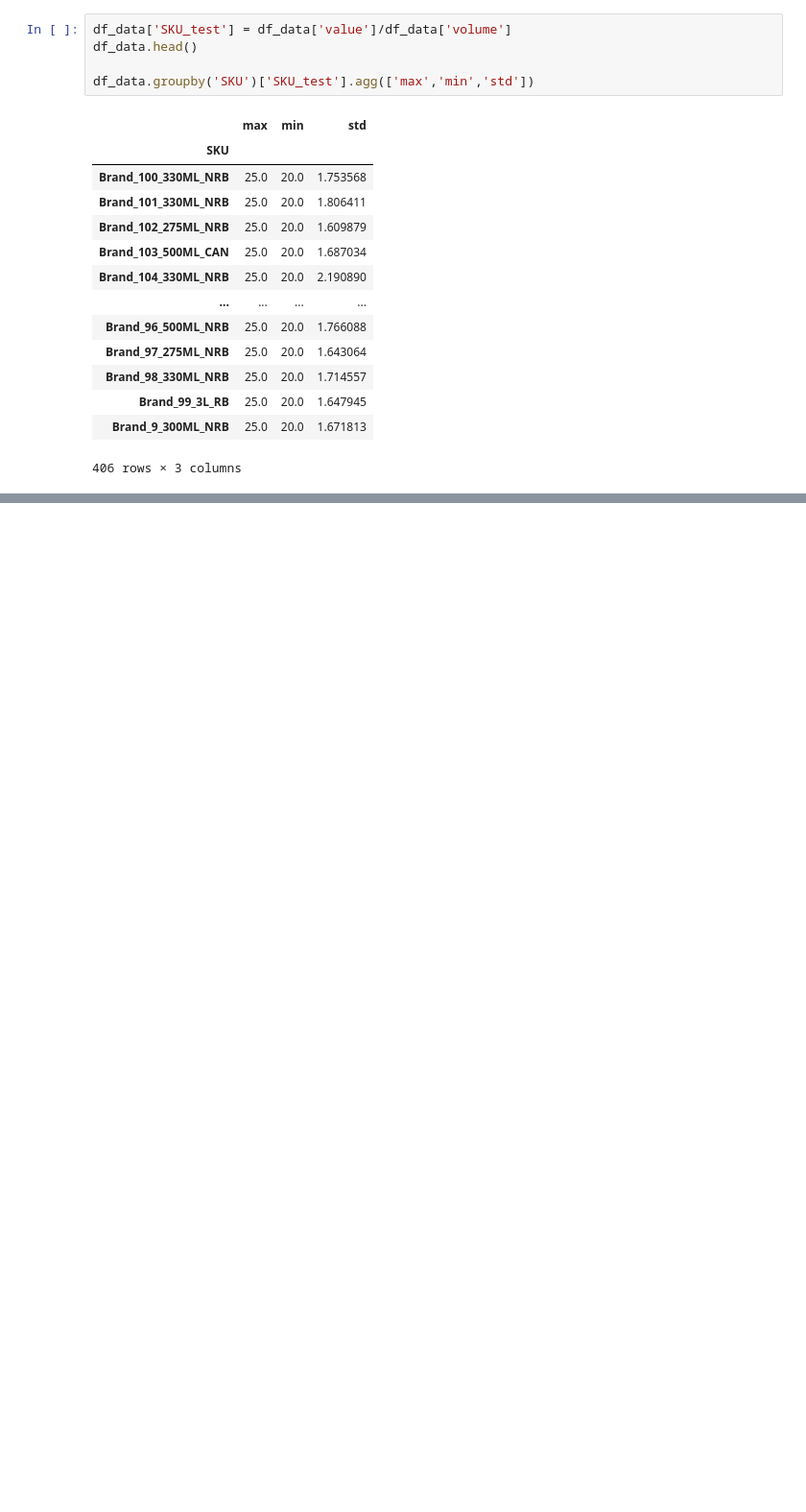
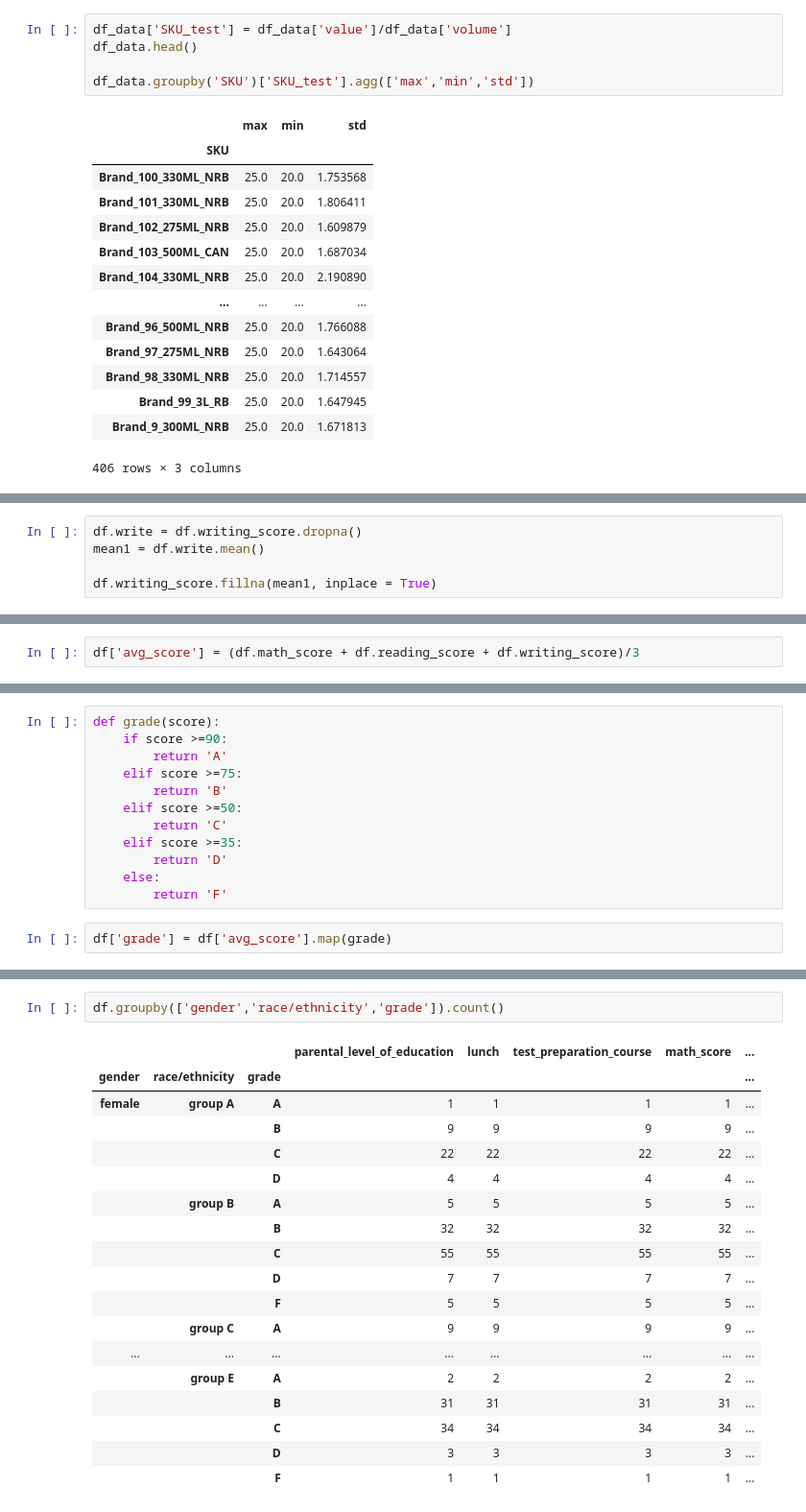
Before and after one commit to rimanshu/Private_personal, a Jupyter notebook: DataStructure/Untitled1.ipynb, the cells around one changed output, grey strips where cells are left out. Shown at 96% size. Cells and saved outputs as stored; diff of their text form; blank space fills up the shorter version.

```diff
--- a/DataStructure/Untitled1.ipynb
+++ b/DataStructure/Untitled1.ipynb
@@ -716,0 +452,5 @@ df_data.groupby('SKU')['SKU_test'].agg(['max','min','std'])
+# %%
+df.write = df.writing_score.dropna()
+mean1 = df.write.mean()
+
+df.writing_score.fillna(mean1, inplace = True)
@@ -716,0 +466,2 @@ df_data.groupby('SKU')['SKU_test'].agg(['max','min','std'])
+# %%
+df['avg_score'] = (df.math_score + df.reading_score + df.writing_score)/3
@@ -716,0 +479,14 @@ df_data.groupby('SKU')['SKU_test'].agg(['max','min','std'])
+# %%
+def grade(score):
+    if score >=90:
+        return 'A'
+    elif score >=75:
+        return 'B'
+    elif score >=50:
+        return 'C'
+    elif score >=35:
+        return 'D'
+    else:
+        return 'F'
+# %%
+df['grade'] = df['avg_score'].map(grade)
@@ -716,0 +502,21 @@ df_data.groupby('SKU')['SKU_test'].agg(['max','min','std'])
+# %%
+df.groupby(['gender','race/ethnicity','grade']).count()
+# %% [output]
+|  |  |  | parental_level_of_education | lunch | test_preparation_course | math_score | ... |
+| gender | race/ethnicity | grade |  |  |  |  | ... |
+| female | group A | A | 1 | 1 | 1 | 1 | ... |
+|  |  | B | 9 | 9 | 9 | 9 | ... |
+|  |  | C | 22 | 22 | 22 | 22 | ... |
+|  |  | D | 4 | 4 | 4 | 4 | ... |
+|  | group B | A | 5 | 5 | 5 | 5 | ... |
+|  |  | B | 32 | 32 | 32 | 32 | ... |
+|  |  | C | 55 | 55 | 55 | 55 | ... |
+|  |  | D | 7 | 7 | 7 | 7 | ... |
+|  |  | F | 5 | 5 | 5 | 5 | ... |
+|  | group C | A | 9 | 9 | 9 | 9 | ... |
+| ... | ... | ... | ... | ... | ... | ... | ... |
+|  | group E | A | 2 | 2 | 2 | 2 | ... |
+|  |  | B | 31 | 31 | 31 | 31 | ... |
+|  |  | C | 34 | 34 | 34 | 34 | ... |
+|  |  | D | 3 | 3 | 3 | 3 | ... |
+|  |  | F | 1 | 1 | 1 | 1 | ... |
```
Also changed, not shown: parts of 90 cells of this notebook, 9 other files.
